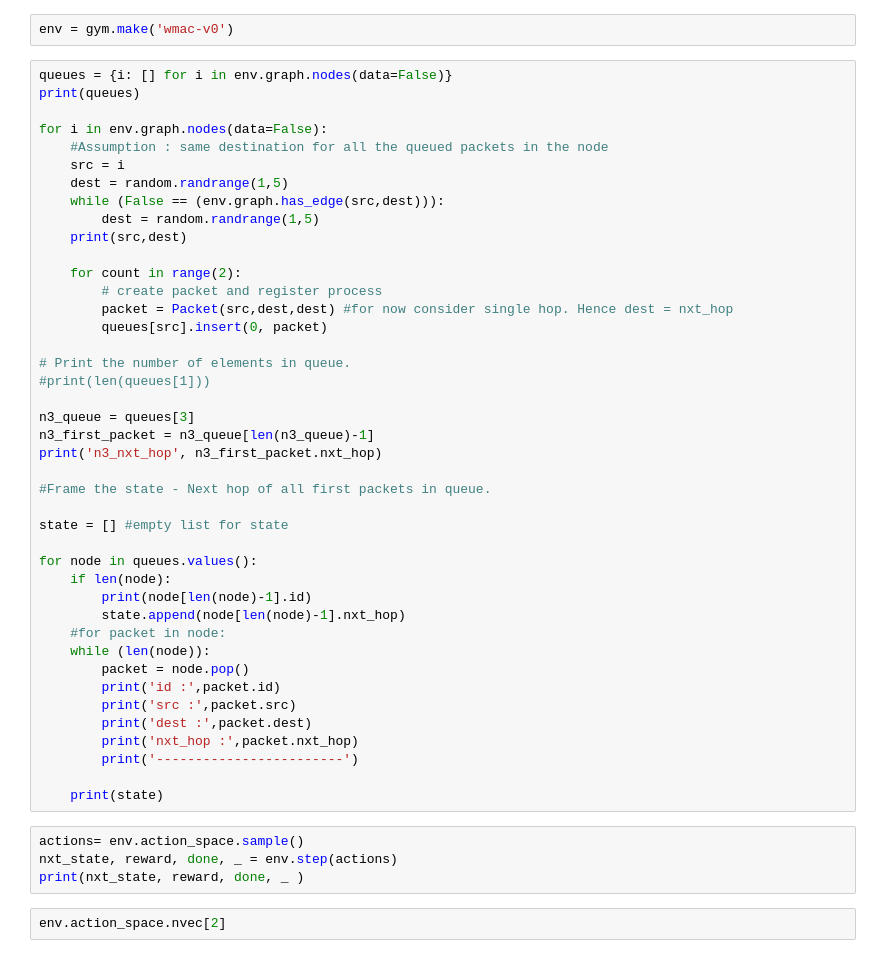
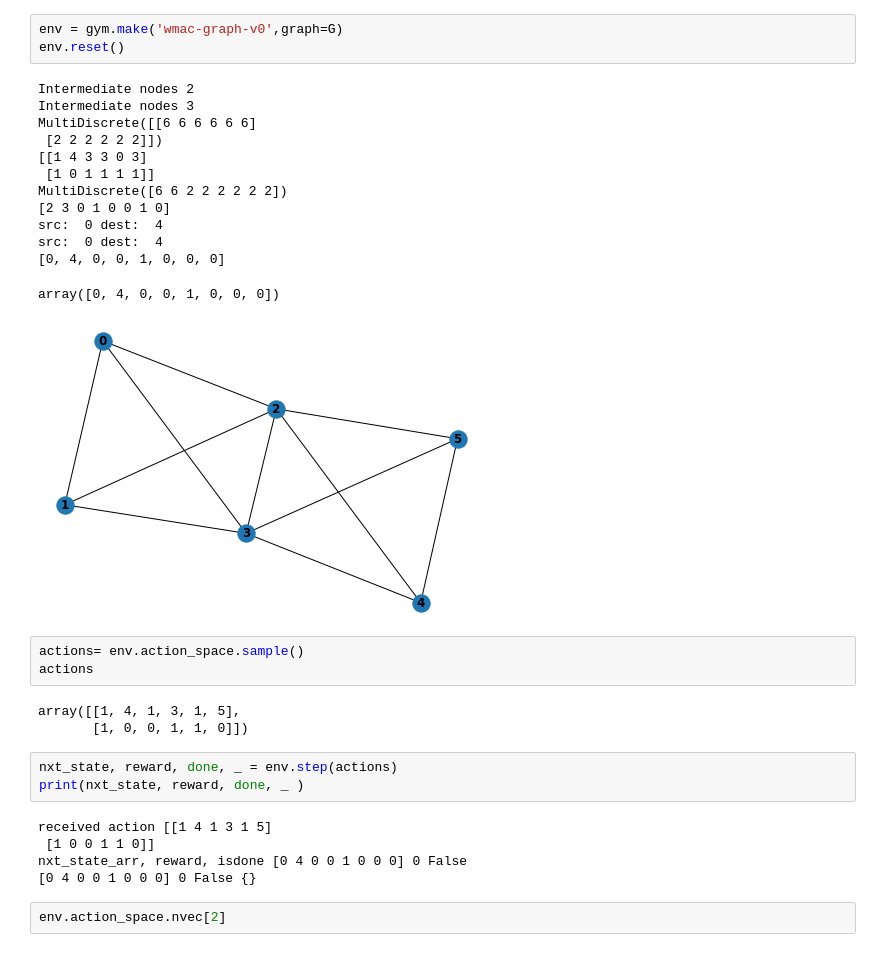
Before and after one commit to mlchethanupb/myworks, a Jupyter notebook: wireless/code/phase_one/SDN_IOT/w-mac/agents/Trail.ipynb, the cells around one changed output. Saved outputs shown, nothing was run; the diff lists cells and outputs as text.

```diff
--- a/wireless/code/phase_one/SDN_IOT/w-mac/agents/Trail.ipynb
+++ b/wireless/code/phase_one/SDN_IOT/w-mac/agents/Trail.ipynb
@@ -9,51 +32,34 @@ from w_mac.envs.packet import Packet
 # %%
-env = gym.make('wmac-v0')
+env = gym.make('wmac-graph-v0',graph=G)
+env.reset()
+# %% [output]
+Intermediate nodes 2
+Intermediate nodes 3
+MultiDiscrete([[6 6 6 6 6 6]
+ [2 2 2 2 2 2]])
+[[1 4 3 3 0 3]
+ [1 0 1 1 1 1]]
+MultiDiscrete([6 6 2 2 2 2 2 2])
+[2 3 0 1 0 0 1 0]
+src:  0 dest:  4
+src:  0 dest:  4
+[0, 4, 0, 0, 1, 0, 0, 0]
+array([0, 4, 0, 0, 1, 0, 0, 0])
+[figure, added]
-# %%
-queues = {i: [] for i in env.graph.nodes(data=False)}
-print(queues)
-
-for i in env.graph.nodes(data=False):
-    #Assumption : same destination for all the queued packets in the node
-    src = i
-    dest = random.randrange(1,5)
-    while (False == (env.graph.has_edge(src,dest))):
-        dest = random.randrange(1,5)
-    print(src,dest)
-
-    for count in range(2):
-        # create packet and register process
-        packet = Packet(src,dest,dest) #for now consider single hop. Hence dest = nxt_hop
-        queues[src].insert(0, packet)
-
-# Print the number of elements in queue.
-#print(len(queues[1]))
-
-n3_queue = queues[3]
-n3_first_packet = n3_queue[len(n3_queue)-1]
-print('n3_nxt_hop', n3_first_packet.nxt_hop)
-
-#Frame the state - Next hop of all first packets in queue.
-
-state = [] #empty list for state
-
-for node in queues.values():
-    if len(node):
-        print(node[len(node)-1].id)
-        state.append(node[len(node)-1].nxt_hop)
-    #for packet in node:
-    while (len(node)):
-        packet = node.pop()
-        print('id :',packet.id)
-        print('src :',packet.src)
-        print('dest :',packet.dest)
-        print('nxt_hop :',packet.nxt_hop)
-        print('------------------------')
-
-    print(state)
+# %%
+actions= env.action_space.sample()
+actions
+# %% [output]
+array([[1, 4, 1, 3, 1, 5],
+       [1, 0, 0, 1, 1, 0]])
 # %%
-actions= env.action_space.sample()
 nxt_state, reward, done, _ = env.step(actions)
 print(nxt_state, reward, done, _ )
+# %% [output]
+received action [[1 4 1 3 1 5]
+ [1 0 0 1 1 0]]
+nxt_state_arr, reward, isdone [0 4 0 0 1 0 0 0] 0 False
+[0 4 0 0 1 0 0 0] 0 False {}
 # %%
 env.action_space.nvec[2]
 # %%
```
Also changed, not shown: parts of 10 cells of this notebook, 9 other files.
